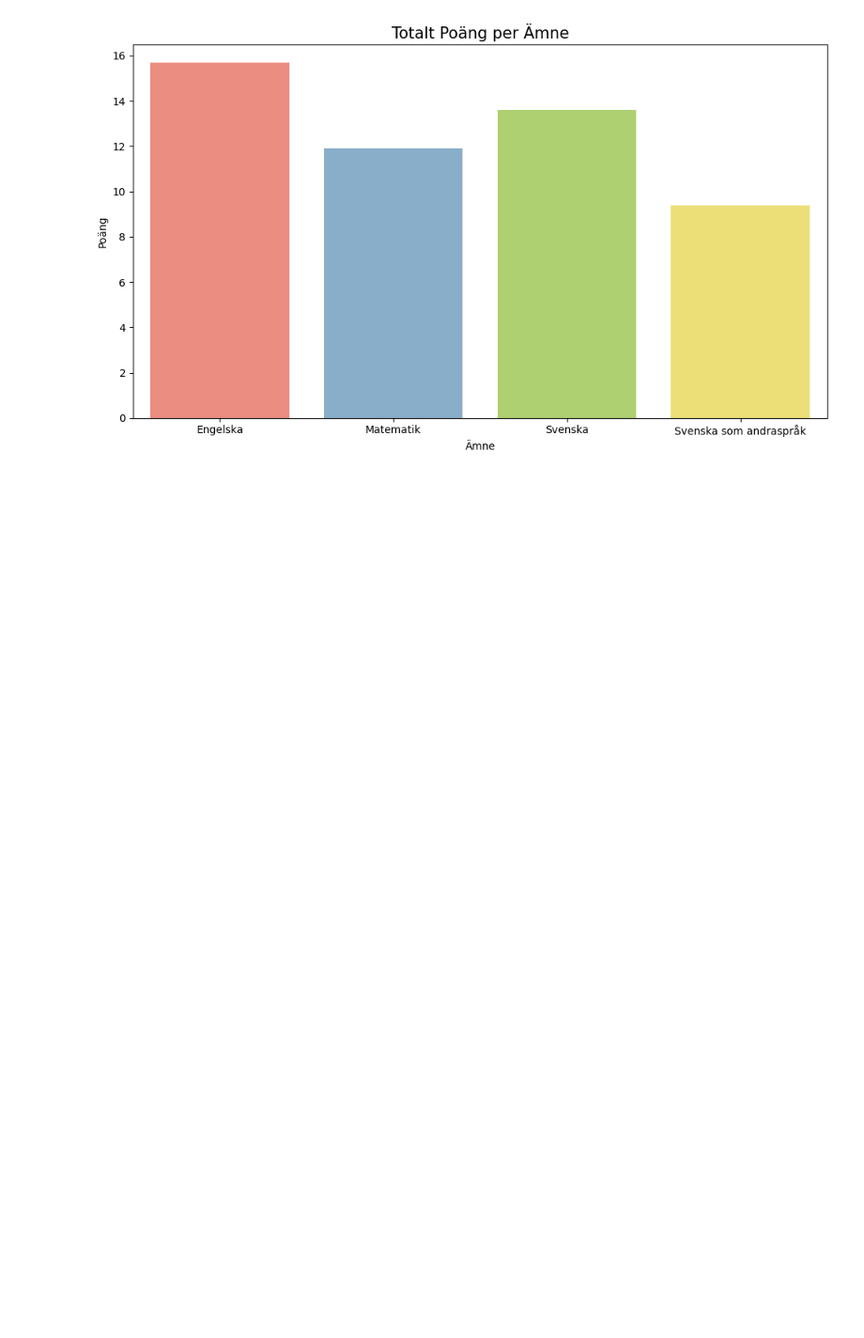
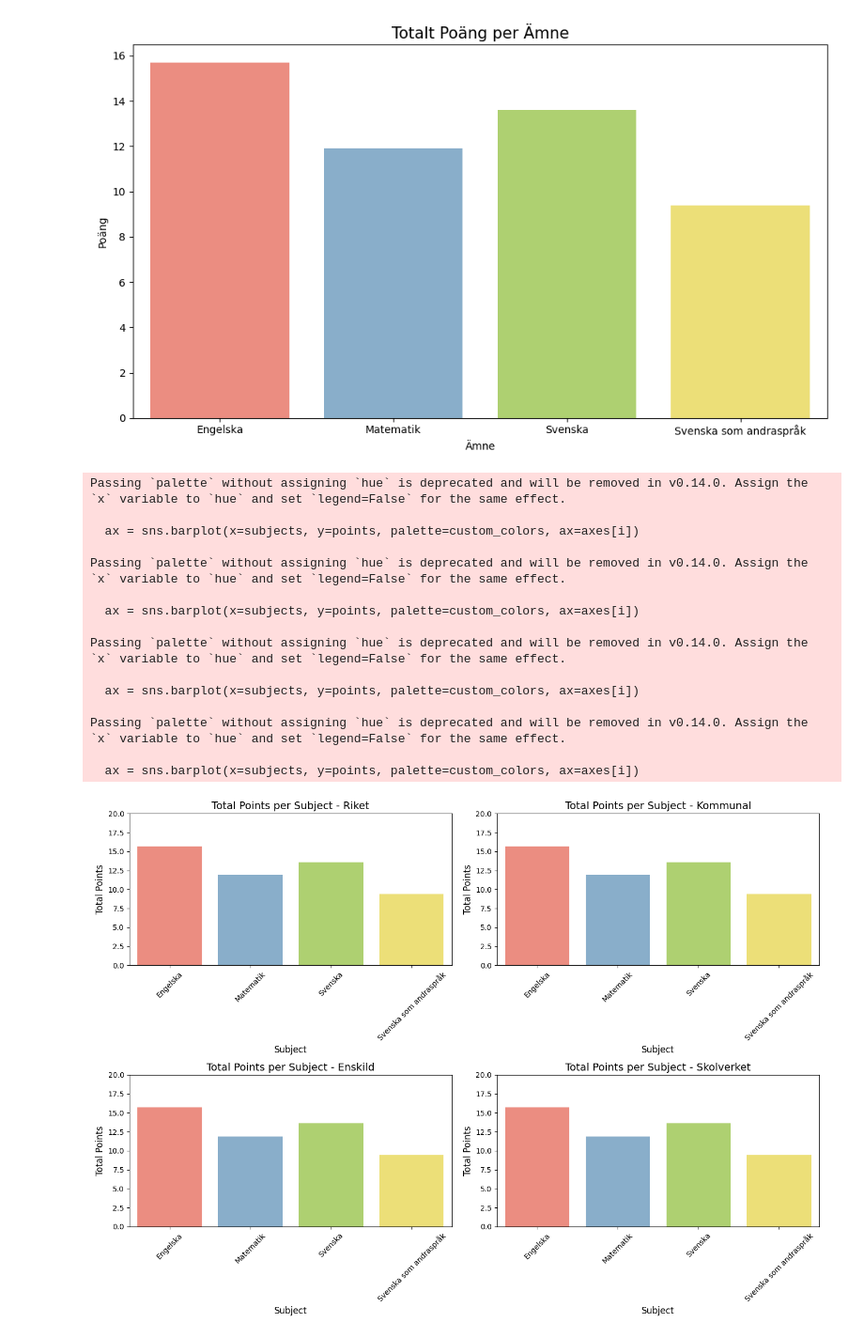
Before and after one commit to ArthurLopez1/Python-Arthur-Lopez-OPA23, a Jupyter notebook: labb2/labb2.ipynb, the cells around one changed output. Shown at 94% size. Drawn from its saved outputs; the diff is of its cells as text; code cells hidden in the pictures; blank space fills up the shorter version.

```diff
--- a/labb2/labb2.ipynb
+++ b/labb2/labb2.ipynb
@@ -168,4 +168,61 @@ Passing `palette` without assigning `hue` is deprecated and will be removed in v
 
   ax = sns.barplot(x=subjects, y=total_points, palette=custom_colors)
 [figure]
+# %%
+import seaborn as sns
+import matplotlib.pyplot as plt
+
+# Define the data for different subjects
+subjects = ['Engelska', 'Matematik', 'Svenska', 'Svenska som andraspråk']
+
+# Filter out rows with ".." in the 'Totalt(poäng)' column
+df_eng_cleaned = df_eng[df_eng['Totalt(poäng)'] != '..']
+df_mat_cleaned = df_mat[df_mat['Totalt(poäng)'] != '..']
+df_swe_cleaned = df_swe[df_swe['Totalt(poäng)'] != '..']
+df_swe_as_cleaned = df_swe_as[df_swe_as['Totalt(poäng)'] != '..']
+
+# Extract total points for each subject and location
+total_points_per_location = {
+    'Riket': [df['Totalt(poäng)'].iloc[0] for df in [df_eng_cleaned, df_mat_cleaned, df_swe_cleaned, df_swe_as_cleaned]],
+    'Kommunal': [df['Totalt(poäng)'].iloc[0] for df in [df_eng_cleaned, df_mat_cleaned, df_swe_cleaned, df_swe_as_cleaned]],
+    'Enskild': [df['Totalt(poäng)'].iloc[0] for df in [df_eng_cleaned, df_mat_cleaned, df_swe_cleaned, df_swe_as_cleaned]],
+    'Skolverket': [df['Totalt(poäng)'].iloc[0] for df in [df_eng_cleaned, df_mat_cleaned, df_swe_cleaned, df_swe_as_cleaned]]
+}
+
+# Define custom colors for each subject
+custom_colors = ['#fd7f6f', '#7eb0d5', '#b2e061', '#ffee65']
+
+# Create subplots for each location
+fig, axes = plt.subplots(nrows=2, ncols=2, figsize=(14, 10))
+axes = axes.flatten()  # Flatten the axes array for easier iteration
+
+# Iterate over each location to create a bar chart
+for i, (location, points) in enumerate(total_points_per_location.items()):
+    ax = sns.barplot(x=subjects, y=points, palette=custom_colors, ax=axes[i])
+    ax.set_title(f'Total Points per Subject - {location}', fontsize=14)
+    ax.set_xlabel('Subject', fontsize=12)
+    ax.set_ylabel('Total Points', fontsize=12)
+    ax.set_ylim(0, 20)  # Set y-axis limit from 0 to 20
+    ax.tick_params(axis='x', rotation=45)  # Rotate x-axis labels
+
+# Adjust layout and display the subplots
+plt.tight_layout()
+plt.show()
+# %% [output]
+Passing `palette` without assigning `hue` is deprecated and will be removed in v0.14.0. Assign the `x` variable to `hue` and set `legend=False` for the same effect.
+
+  ax = sns.barplot(x=subjects, y=points, palette=custom_colors, ax=axes[i])
+
+Passing `palette` without assigning `hue` is deprecated and will be removed in v0.14.0. Assign the `x` variable to `hue` and set `legend=False` for the same effect.
+
+  ax = sns.barplot(x=subjects, y=points, palette=custom_colors, ax=axes[i])
+
+Passing `palette` without assigning `hue` is deprecated and will be removed in v0.14.0. Assign the `x` variable to `hue` and set `legend=False` for the same effect.
+
+  ax = sns.barplot(x=subjects, y=points, palette=custom_colors, ax=axes[i])
+
+Passing `palette` without assigning `hue` is deprecated and will be removed in v0.14.0. Assign the `x` variable to `hue` and set `legend=False` for the same effect.
+
+  ax = sns.barplot(x=subjects, y=points, palette=custom_colors, ax=axes[i])
+[figure, added]
 # %%
```
Also changed, not shown: parts of 4 cells of this notebook, 4 other files.
